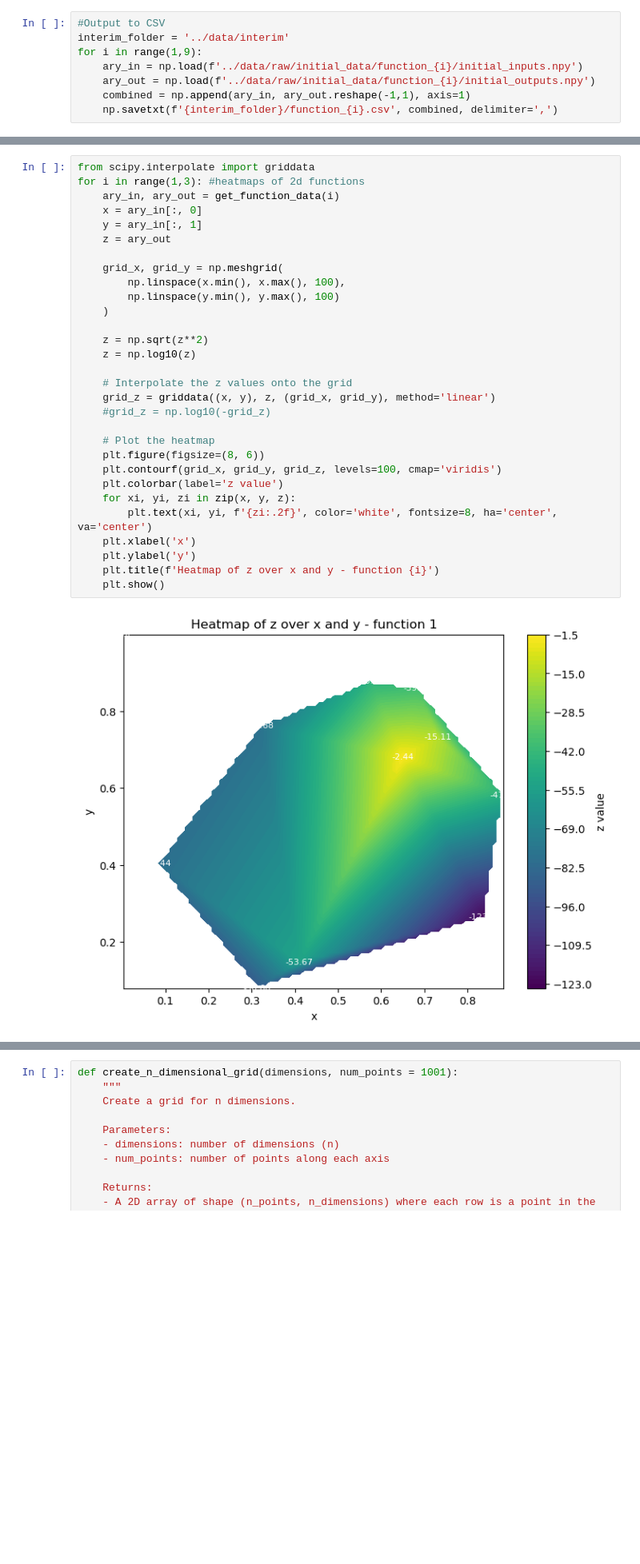
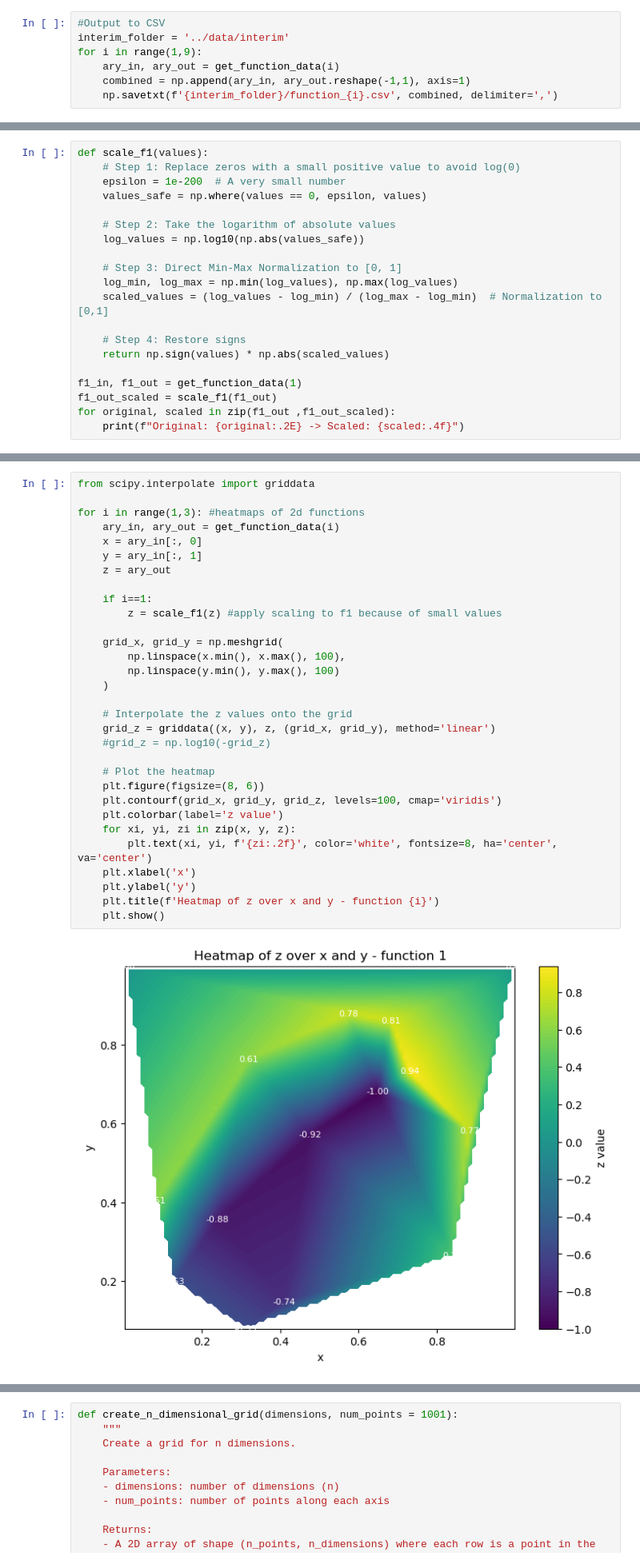
Before and after one commit to MBWestcott/MBBO, a Jupyter notebook: notebooks/0.01-mw-explore.ipynb, the cells around one changed output, grey strips where cells are left out. Shown: that part at 80% size. Drawn from its saved outputs; the diff is of its cells as text; blank space fills up the shorter version.

```diff
--- a/notebooks/0.01-mw-explore.ipynb
+++ b/notebooks/0.01-mw-explore.ipynb
@@ -41,7 +133,6 @@ Text(0.5, 0, 'Output')
 #Output to CSV
 interim_folder = '../data/interim'
 for i in range(1,9):
-    ary_in = np.load(f'../data/raw/initial_data/function_{i}/initial_inputs.npy')
-    ary_out = np.load(f'../data/raw/initial_data/function_{i}/initial_outputs.npy')
+    ary_in, ary_out = get_function_data(i)
     combined = np.append(ary_in, ary_out.reshape(-1,1), axis=1)
     np.savetxt(f'{interim_folder}/function_{i}.csv', combined, delimiter=',')
@@ -131,0 +139,20 @@ for i in range(1,9):
+# %%
+def scale_f1(values):
+    # Step 1: Replace zeros with a small positive value to avoid log(0)
+    epsilon = 1e-200  # A very small number
+    values_safe = np.where(values == 0, epsilon, values)
+
+    # Step 2: Take the logarithm of absolute values
+    log_values = np.log10(np.abs(values_safe))
+
+    # Step 3: Direct Min-Max Normalization to [0, 1]
+    log_min, log_max = np.min(log_values), np.max(log_values)
+    scaled_values = (log_values - log_min) / (log_max - log_min)  # Normalization to [0,1]
+
+    # Step 4: Restore signs
+    return np.sign(values) * np.abs(scaled_values)
+
+f1_in, f1_out = get_function_data(1)
+f1_out_scaled = scale_f1(f1_out)
+for original, scaled in zip(f1_out ,f1_out_scaled):
+    print(f"Original: {original:.2E} -> Scaled: {scaled:.4f}")
@@ -132,32 +175,33 @@ for i in range(1,9):
 # %%
 from scipy.interpolate import griddata
+
 for i in range(1,3): #heatmaps of 2d functions
     ary_in, ary_out = get_function_data(i)
     x = ary_in[:, 0]
     y = ary_in[:, 1]
     z = ary_out
 
+    if i==1:
+        z = scale_f1(z) #apply scaling to f1 because of small values
+
     grid_x, grid_y = np.meshgrid(
         np.linspace(x.min(), x.max(), 100),
         np.linspace(y.min(), y.max(), 100)
     )
-
-    z = np.sqrt(z**2)
-    z = np.log10(z)
 
     # Interpolate the z values onto the grid
     grid_z = griddata((x, y), z, (grid_x, grid_y), method='linear')
     #grid_z = np.log10(-grid_z)
 
     # Plot the heatmap
     plt.figure(figsize=(8, 6))
     plt.contourf(grid_x, grid_y, grid_z, levels=100, cmap='viridis')
     plt.colorbar(label='z value')
     for xi, yi, zi in zip(x, y, z):
         plt.text(xi, yi, f'{zi:.2f}', color='white', fontsize=8, ha='center', va='center')
     plt.xlabel('x')
     plt.ylabel('y')
     plt.title(f'Heatmap of z over x and y - function {i}')
     plt.show()
 # %% [output]
-[figure, old version]
+[figure, new version]
```
Also changed, not shown: parts of 6 cells of this notebook, 3 other files.
